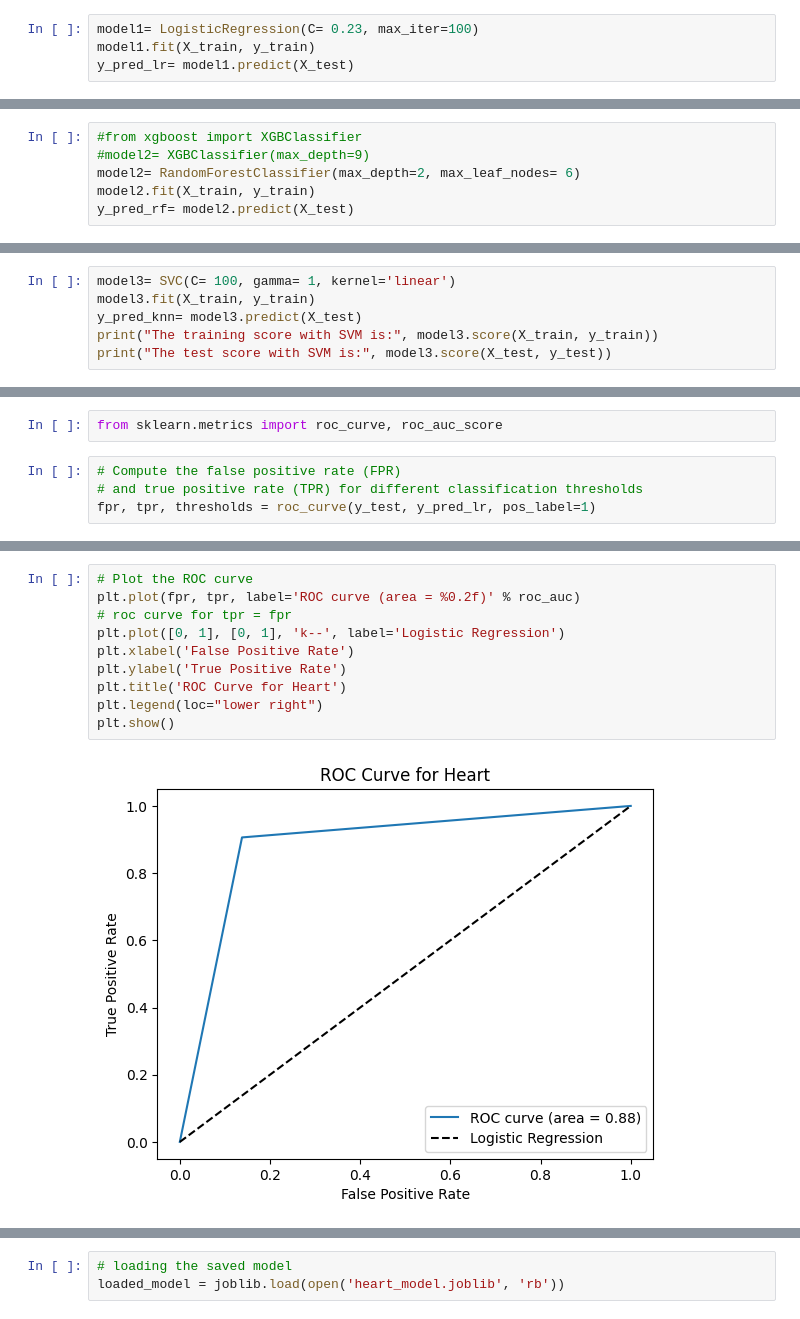
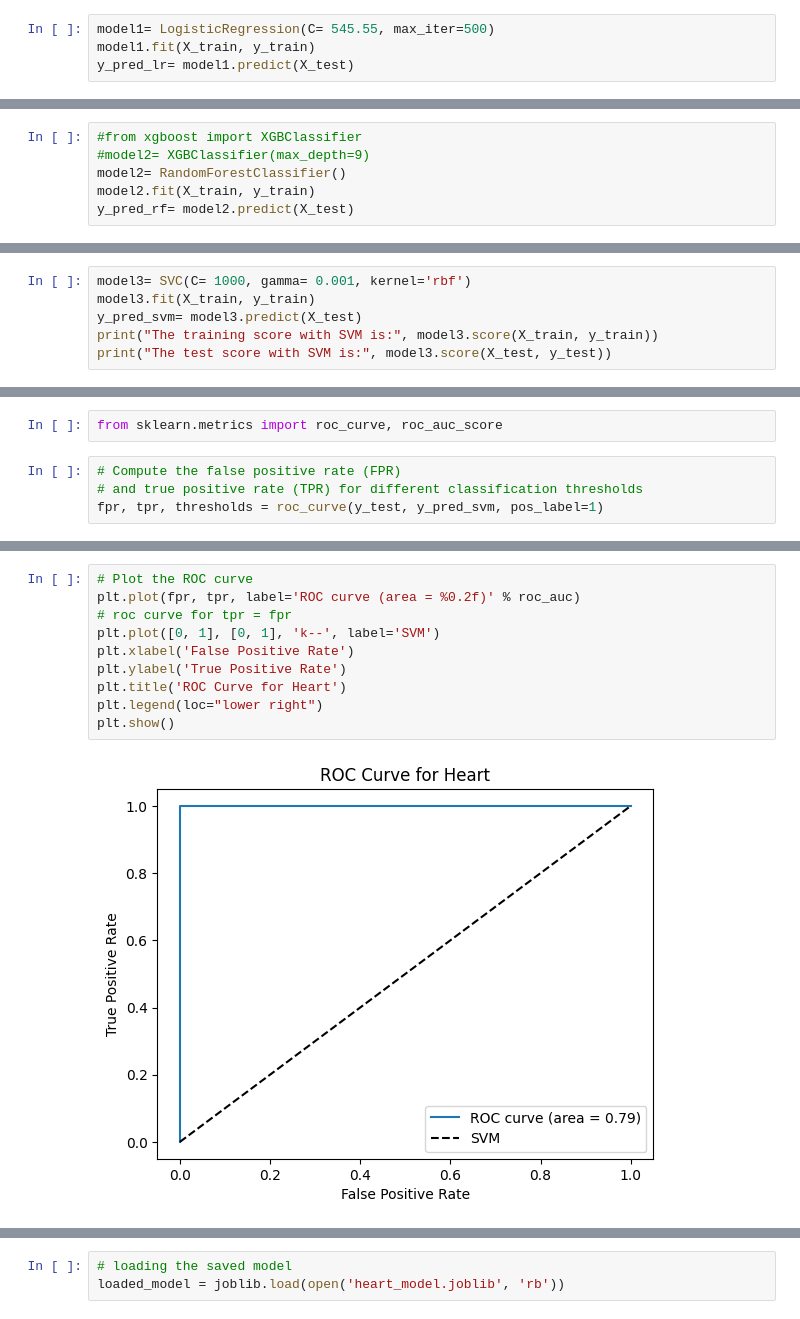
Before and after one commit to edasaruhan/Assingment_ML_kili66, a Jupyter notebook: heart_disease_prediction.ipynb, the cells around one changed output, grey strips where cells are left out. Drawn from its saved outputs; the diff is of its cells as text.

```diff
--- a/heart_disease_prediction.ipynb
+++ b/heart_disease_prediction.ipynb
@@ -271,5 +276,5 @@ Please also refer to the documentation for alternative solver op
 # %%
-model1= LogisticRegression(C= 0.23, max_iter=100)
+model1= LogisticRegression(C= 545.55, max_iter=500)
 model1.fit(X_train, y_train)
 y_pred_lr= model1.predict(X_test)
 # %% [output]
@@ -289,7 +294,7 @@ The test score with LogisticRegression is: 0.8852459016393442
 # %%
 #from xgboost import XGBClassifier
 #model2= XGBClassifier(max_depth=9)
-model2= RandomForestClassifier(max_depth=2, max_leaf_nodes= 6)
+model2= RandomForestClassifier()
 model2.fit(X_train, y_train)
 y_pred_rf= model2.predict(X_test)
 # %%
@@ -301,7 +306,7 @@ The test score with RandomForest is: 0.8688524590163934
 # %%
-model3= SVC(C= 100, gamma= 1, kernel='linear')
+model3= SVC(C= 1000, gamma= 0.001, kernel='rbf')
 model3.fit(X_train, y_train)
-y_pred_knn= model3.predict(X_test)
+y_pred_svm= model3.predict(X_test)
 print("The training score with SVM is:", model3.score(X_train, y_train))
 print("The test score with SVM is:", model3.score(X_test, y_test))
 # %% [output]
@@ -358,7 +401,7 @@ from sklearn.metrics import roc_curve, roc_auc_score
 # %%
 # Compute the false positive rate (FPR)
 # and true positive rate (TPR) for different classification thresholds
-fpr, tpr, thresholds = roc_curve(y_test, y_pred_lr, pos_label=1)
+fpr, tpr, thresholds = roc_curve(y_test, y_pred_svm, pos_label=1)
 # %%
 fpr, tpr, thresholds
 # %% [output]
@@ -375,13 +416,13 @@ roc_auc
 # %%
 # Plot the ROC curve
 plt.plot(fpr, tpr, label='ROC curve (area = %0.2f)' % roc_auc)
 # roc curve for tpr = fpr
-plt.plot([0, 1], [0, 1], 'k--', label='Logistic Regression')
+plt.plot([0, 1], [0, 1], 'k--', label='SVM')
 plt.xlabel('False Positive Rate')
 plt.ylabel('True Positive Rate')
 plt.title('ROC Curve for Heart')
 plt.legend(loc="lower right")
 plt.show()
 # %% [output]
-[figure, old version]
+[figure, new version]
 # %%
```
Also changed, not shown: parts of 36 cells of this notebook, 4 other files.
